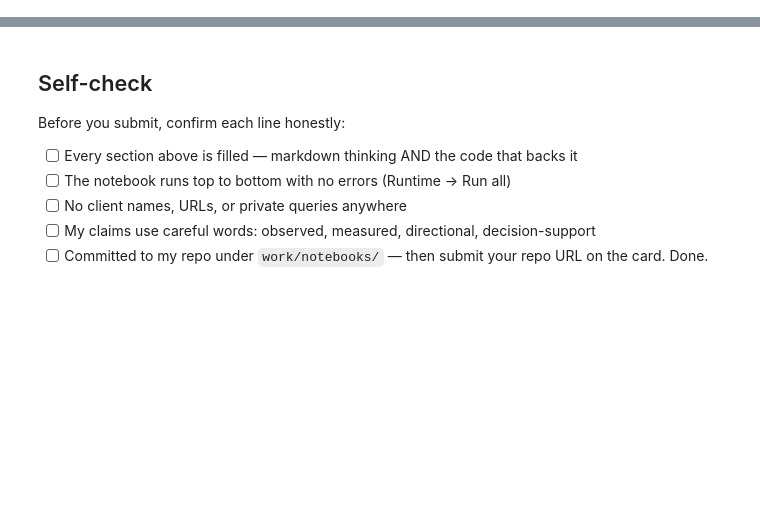
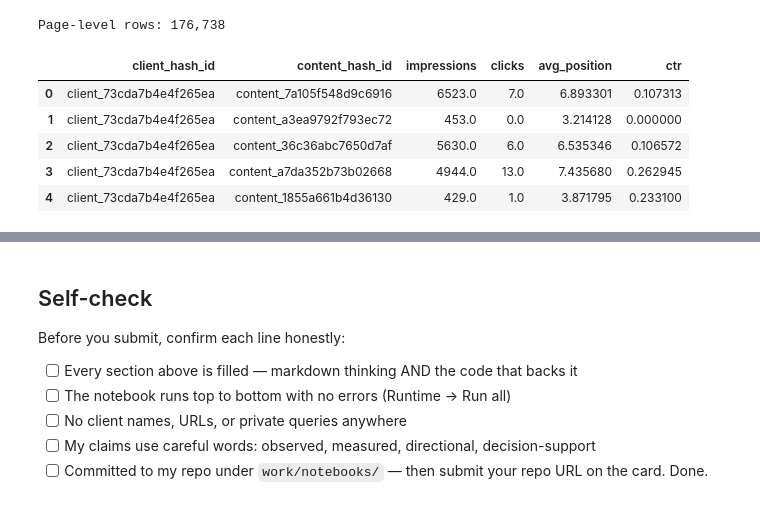
Before and after one commit to ridoy1211/Flyrank-Internship-ML, a Jupyter notebook: work/notebooks/w04_baseline_score.ipynb, the cells around one changed output, grey strips where cells are left out. Cells and saved outputs as stored; diff of their text form; code cells hidden in the pictures; blank space fills up the shorter version.

```diff
--- a/work/notebooks/w04_baseline_score.ipynb
+++ b/work/notebooks/w04_baseline_score.ipynb
@@ -22,0 +158,47 @@ This skeleton is yours to fill. Work the sections **in order** — each one has
+# %%
+# ============================================
+# Signal 1 — March page-level GSC metrics
+# ============================================
+
+page_march = con.sql(f"""
+    SELECT
+        f.client_hash_id,
+        f.content_hash_id,
+
+        SUM(f.gsc_impressions) AS impressions,
+        SUM(f.gsc_clicks) AS clicks,
+
+        CASE
+            WHEN SUM(f.gsc_impressions) > 0
+            THEN SUM(f.gsc_sum_position) / SUM(f.gsc_impressions)
+            ELSE NULL
+        END AS avg_position
+
+    FROM {TABLES["fact_daily"]} f
+
+    WHERE f.month = '2026-03'
+      AND f.gsc_data_available = TRUE
+
+    GROUP BY
+        f.client_hash_id,
+        f.content_hash_id
+
+    HAVING SUM(f.gsc_impressions) > 0
+""").df()
+
+page_march["ctr"] = (
+    page_march["clicks"] /
+    page_march["impressions"] * 100
+)
+
+print(f"Page-level rows: {len(page_march):,}")
+
+display(page_march.head())
+# %% [output]
+Page-level rows: 176,738
+|  | client_hash_id | content_hash_id | impressions | clicks | avg_position | ctr |
+| 0 | client_73cda7b4e4f265ea | content_7a105f548d9c6916 | 6523.0 | 7.0 | 6.893301 | 0.107313 |
+| 1 | client_73cda7b4e4f265ea | content_a3ea9792f793ec72 | 453.0 | 0.0 | 3.214128 | 0.000000 |
+| 2 | client_73cda7b4e4f265ea | content_36c36abc7650d7af | 5630.0 | 6.0 | 6.535346 | 0.106572 |
+| 3 | client_73cda7b4e4f265ea | content_a7da352b73b02668 | 4944.0 | 13.0 | 7.435680 | 0.262945 |
+| 4 | client_73cda7b4e4f265ea | content_1855a661b4d36130 | 429.0 | 1.0 | 3.871795 | 0.233100 |
```
Also changed, not shown: parts of 31 cells of this notebook.
